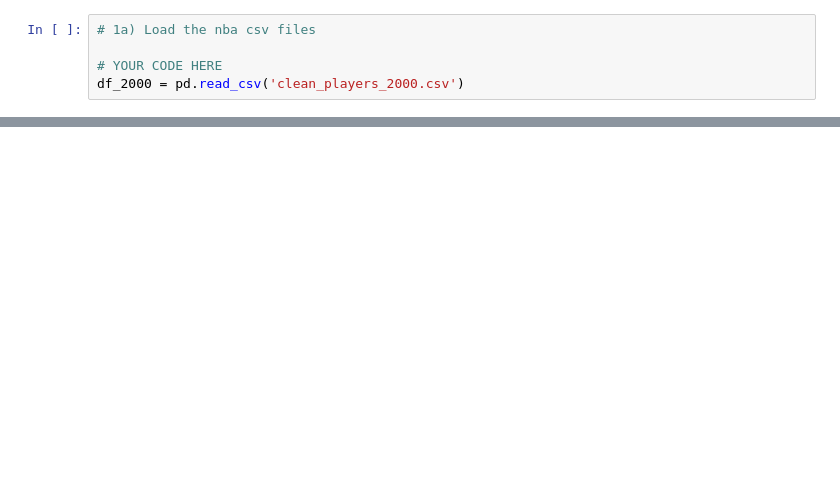
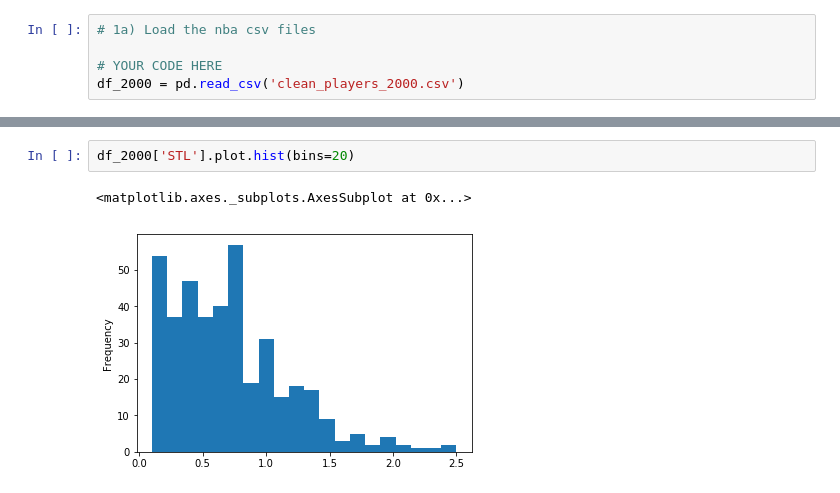
Before and after one commit to AaronWong14/Cogs108ProjectNBA, a Jupyter notebook: Data_Visualization_2000.ipynb, the cells around one changed output, grey strips where cells are left out. Saved outputs shown, nothing was run; the diff lists cells and outputs as text; blank space fills up the shorter version.

```diff
--- a/Data_Visualization_2000.ipynb
+++ b/Data_Visualization_2000.ipynb
@@ -321,0 +152,5 @@ MIN Is Normal Dist
+# %%
+df_2000['STL'].plot.hist(bins=20)
+# %% [output]
+<matplotlib.axes._subplots.AxesSubplot at 0x...>
+[figure, added]
```
Also changed, not shown: parts of 49 cells of this notebook, 1 other file.
